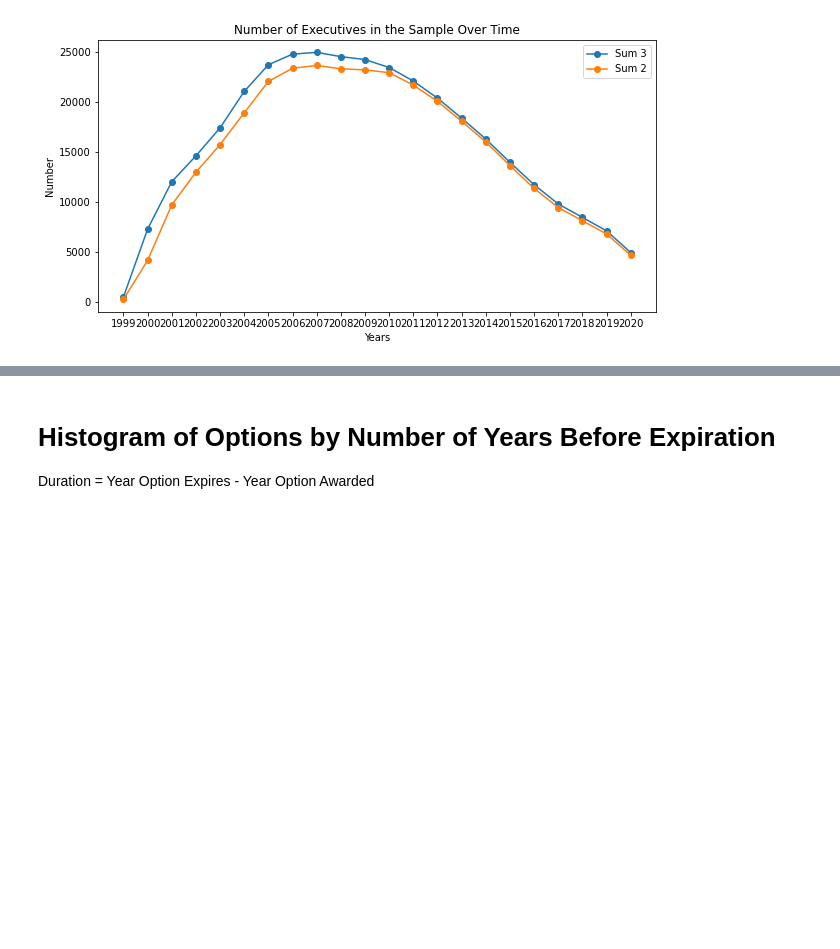
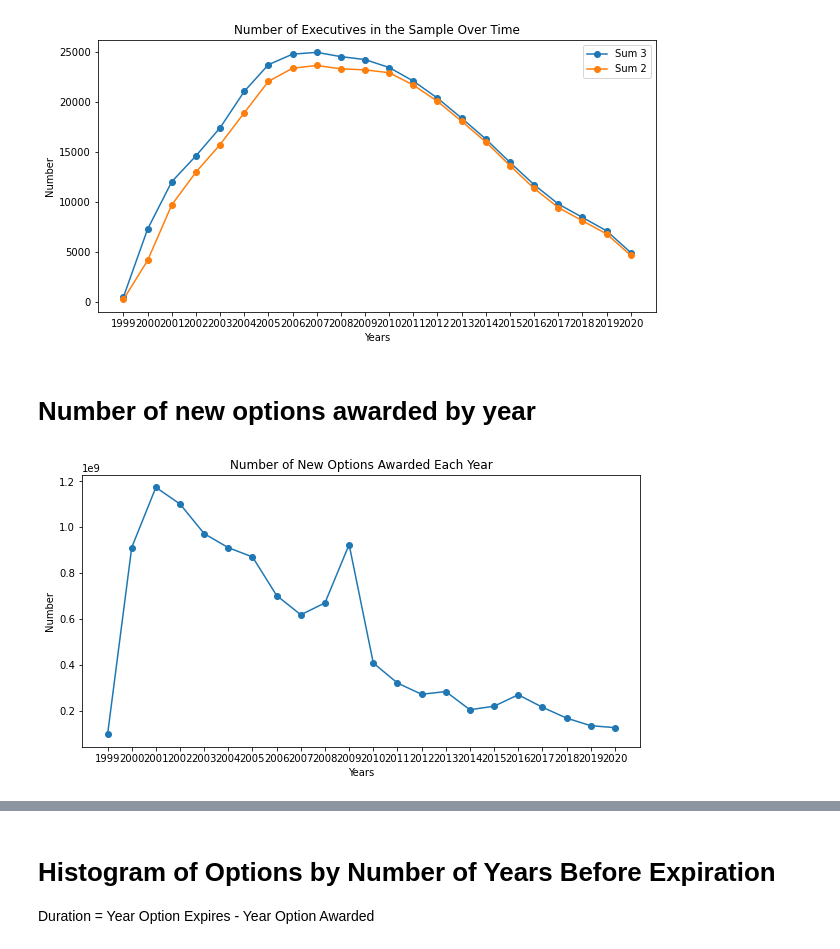
Before and after one commit to hessjacob/execucomp-boardex-project, a Jupyter notebook: BoardEx/BoardEx Plots -- Sample 1.ipynb, the cells around one changed output, grey strips where cells are left out. Cells and saved outputs as stored; diff of their text form; code cells hidden in the pictures; blank space fills up the shorter version.

```diff
--- a/BoardEx/BoardEx Plots -- Sample 1.ipynb
+++ b/BoardEx/BoardEx Plots -- Sample 1.ipynb
@@ -56,3 +56,14 @@ plt.xlabel('Years')
 plt.show()
 # %% [output]
 [figure]
+# %% [markdown]
+# Number of new options awarded by year
+# %%
+options_awarded_median = stats_sum3[stats_sum3.index == 'options_awarded_annual']
+plt.plot(options_awarded_median.columns, options_awarded_median.T, marker='o')
+plt.title('Number of New Options Awarded Each Year')
+plt.ylabel('Number')
+plt.xlabel('Years')
+plt.show()
+# %% [output]
+[figure, added]
```
Also changed, not shown: parts of 3 cells of this notebook.
